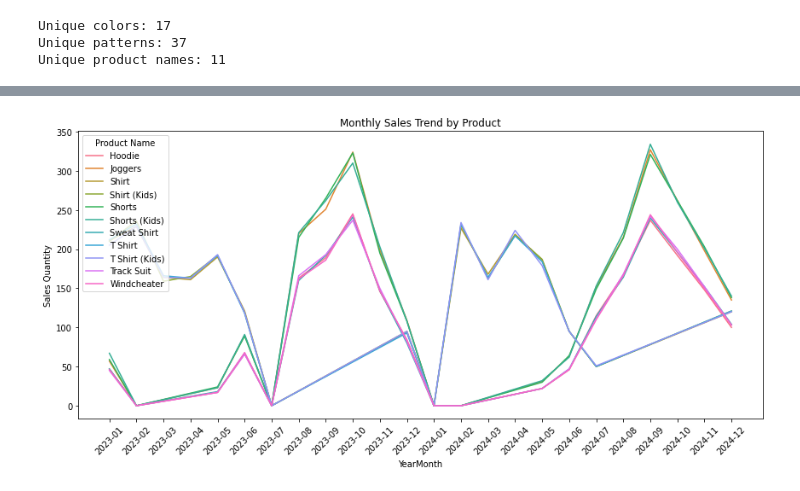
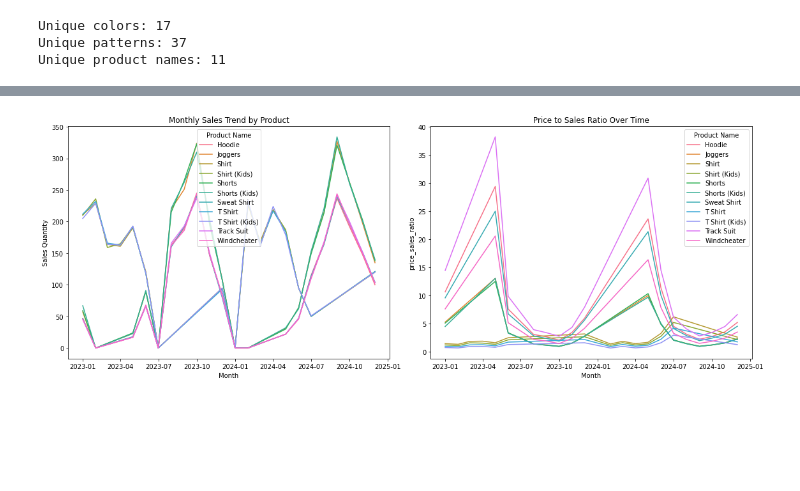
Before and after one commit to ArmanGrewal007/bdm_proj, a Jupyter notebook: main.ipynb, the cells around one changed output, grey strips where cells are left out. Drawn from its saved outputs; the diff is of its cells as text; code cells hidden in the pictures; blank space fills up the shorter version.

```diff
--- a/main.ipynb
+++ b/main.ipynb
@@ -79,14 +110,0 @@ print(list(set(merged_df["Product Name"])))
-# %%
-merged_df['YearMonth'] = merged_df['Date'].dt.to_period('M').astype(str)
-
-# Group by YearMonth to sum Revenue and (if available) Sales Quantity
-monthly_summary = merged_df.groupby('YearMonth').agg({'Revenue': 'sum', 'Sales Quantity': 'sum'}).reset_index()
-
-plt.figure(figsize=(10, 5))
-plt.plot(monthly_summary['YearMonth'], monthly_summary['Revenue'], marker='o')
-plt.xticks(rotation=45)
-plt.xlabel('Month')
-plt.ylabel('Total Revenue')
-plt.title('Monthly Revenue Over Time')
-plt.tight_layout()
-plt.show()
@@ -145,31 +498,53 @@ Revenue by Segment:
 # %%
-def plot_seasonality(merged_df):
-    # Monthly sales trend - aggregating by YearMonth
-    monthly_sales = merged_df.groupby(['YearMonth', 'Product Name'])['Sales Quantity'].sum().reset_index()
+# Create subplots: 1 row, 2 columns
+fig, axes = plt.subplots(1, 2, figsize=(16, 6))
+axes.flatten()
 
-    plt.figure(figsize=(12, 6))
-    sns.lineplot(data=monthly_sales, x='YearMonth', y='Sales Quantity', hue='Product Name')
-    plt.title('Monthly Sales Trend by Product')
-    plt.xticks(rotation=45)
-    plt.tight_layout()
+# Monthly sales trend - aggregating by Month
+monthly_sales_by_product = (
+    merged_df.groupby(["Month", "Product Name"])["Sales Quantity"].sum().reset_index()
+)
 
-    # YoY comparison: grouping by year and month from the Date column
-    monthly_total = merged_df.groupby([
-        merged_df['Date'].dt.year.rename('year'),
-        merged_df['Date'].dt.month.rename('month')
-    ])['Sales Quantity'].sum().reset_index()
+sns.lineplot(
+    data=monthly_sales_by_product,
+    x="Month",
+    y="Sales Quantity",
+    hue="Product Name",
+    ax=axes[0],
+)
+axes[0].set_title("Monthly Sales Trend by Product")
 
-    monthly_total['month_year'] = monthly_total.apply(
-        lambda x: f"{int(x['month'])}-{int(x['year'])}", axis=1
-    )
 
-    plt.figure(figsize=(10, 6))
-    sns.lineplot(data=monthly_total, x='month_year', y='Sales Quantity')
-    plt.title('Year over Year Sales Comparison')
-    plt.xticks(rotation=45)
-    plt.tight_layout()
+# Remove rows where Sales Quantity is 0 or null
+valid_sales = merged_df[merged_df["Sales Quantity"] > 0].copy()
+# Price-to-sales ratio trend
+valid_sales["price_sales_ratio"] = valid_sales["Price"] / valid_sales["Sales Quantity"]
+monthly_ratio = (
+    valid_sales.groupby(["Month", "Product Name"])["price_sales_ratio"]
+    .mean()
+    .reset_index()
+)
 
-# Example usage (ensure merged_df is properly defined and 'Date' is a datetime type)
-plot_seasonality(merged_df)
+sns.lineplot(
+    data=monthly_ratio, x="Month", y="price_sales_ratio", hue="Product Name", ax=axes[1]
+)
+axes[1].set_title("Price to Sales Ratio Over Time")
+
+plt.tight_layout()
+plt.show()
+
+# # YoY comparison: grouping by year and month from the Date column
+# monthly_total = merged_df.groupby([
+#     merged_df['Date'].dt.year.rename('year'),
+#     merged_df['Date'].dt.month.rename('month')
+# ])['Sales Quantity'].sum().reset_index()
+
+# monthly_total['month_year'] = monthly_total.apply(lambda x: f"{int(x['month'])}-{int(x['year'])}", axis=1)
+
+# plt.figure(figsize=(10, 6))
+# sns.lineplot(data=monthly_total, x='month_year', y='Sales Quantity')
+# plt.title('Year over Year Sales Comparison')
+# plt.xticks(rotation=45)
+# plt.tight_layout()
 # %% [output]
-[figure, old version]
+[figure, new version]
```
Also changed, not shown: parts of 52 cells of this notebook.
